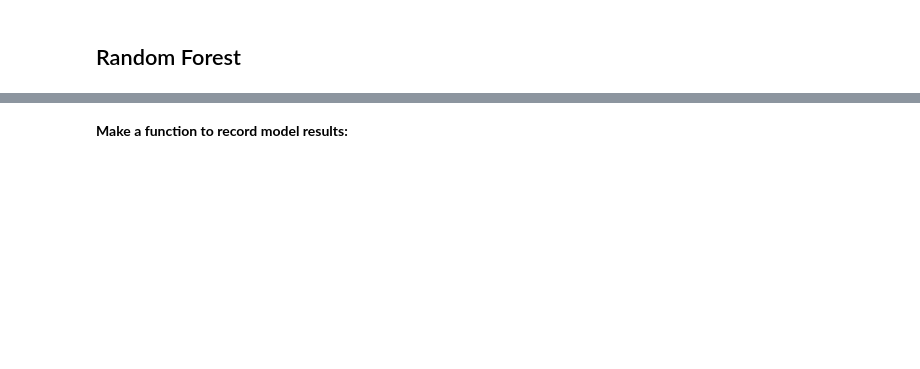
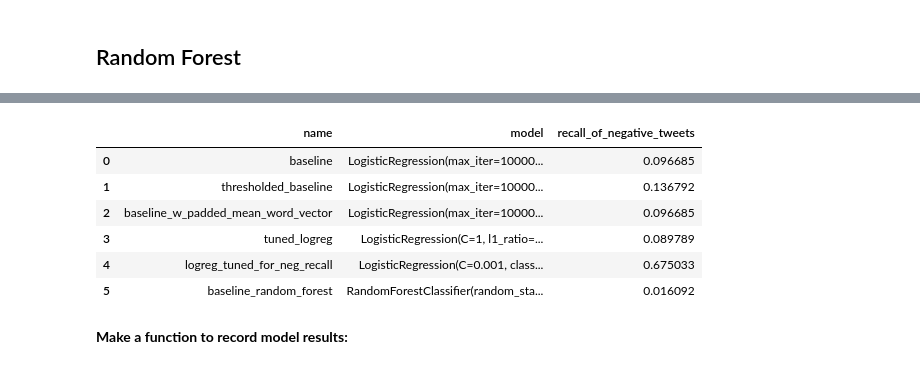
Before and after one commit to ran0027/twitter-sentiment-analysis, a Jupyter notebook: notebook.ipynb, the cells around one changed output, grey strips where cells are left out. Saved outputs shown, nothing was run; the diff lists cells and outputs as text; code cells hidden in the pictures; blank space fills up the shorter version.

Commit message:
Track negative recall score

```diff
--- a/notebook.ipynb
+++ b/notebook.ipynb
@@ -540,3 +563,9 @@ pd.DataFrame(model_eval)
 | 0 | baseline | LogisticRegression(random_state=3... | 0.644797 |
 | 1 | thresholded_baseline | LogisticRegression(random_state=3... | 0.641578 |
 | 2 | baseline_w_padded_mean_word_vector | LogisticRegression(random_state=3... | 0.644797 |
+# %%
+neg_recall_eval['name'].append('baseline_w_padded_mean_word_vector')
+neg_recall_eval['model'].append(clone(baseline))
+neg_recall_eval['recall_of_negative_tweets'].append(
+np.mean(cross_val_score(baseline, scaled_X_train2, y_train_preprocessed, scoring=negative_recall_score)))
+pd.DataFrame(neg_recall_eval)
@@ -586,0 +627,8 @@ pd.DataFrame(model_eval)
+# %%
+# store recall for logreg tuned for accuracy
+
+neg_recall_eval['name'].append('tuned_logreg')
+neg_recall_eval['model'].append(clone(grid_search.best_estimator_))
+neg_recall_eval['recall_of_negative_tweets'].append(
+np.mean(cross_val_score(grid_search.best_estimator_, scaled_X_train, y_train_preprocessed, scoring=negative_recall_score)))
+pd.DataFrame(neg_recall_eval)
@@ -586,0 +641,8 @@ pd.DataFrame(model_eval)
+# %%
+# optimize for negative recall instead
+
+grid_search = GridSearchCV(logreg, param_grid, scoring=negative_recall_score)
+
+grid_search.fit(scaled_X_train, y_train_preprocessed)
+
+print(grid_search.best_score_)
@@ -609,3 +707,17 @@ pd.DataFrame(model_eval)
+# %%
+neg_recall_eval['name'].append('baseline_random_forest')
+neg_recall_eval['model'].append(clone(rf))
+neg_recall_eval['recall_of_negative_tweets'].append(
+np.mean(cross_val_score(rf, scaled_X_train, y_train_preprocessed, scoring=negative_recall_score)))
+pd.DataFrame(neg_recall_eval)
+# %% [output]
+|  | name | model | recall_of_negative_tweets |
+| 0 | baseline | LogisticRegression(max_iter=10000... | 0.096685 |
+| 1 | thresholded_baseline | LogisticRegression(max_iter=10000... | 0.136792 |
+| 2 | baseline_w_padded_mean_word_vector | LogisticRegression(max_iter=10000... | 0.096685 |
+| 3 | tuned_logreg | LogisticRegression(C=1, l1_ratio=... | 0.089789 |
+| 4 | logreg_tuned_for_neg_recall | LogisticRegression(C=0.001, class... | 0.675033 |
+| 5 | baseline_random_forest | RandomForestClassifier(random_sta... | 0.016092 |
 # %% [markdown]
 **Make a function to record model results:**
 # %%
```
Also changed, not shown: parts of 20 cells of this notebook.
